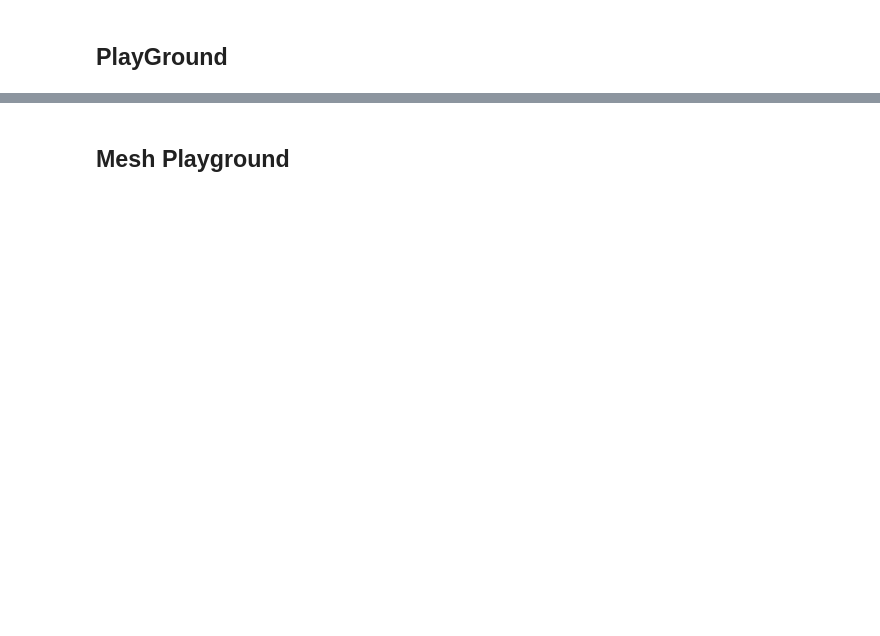
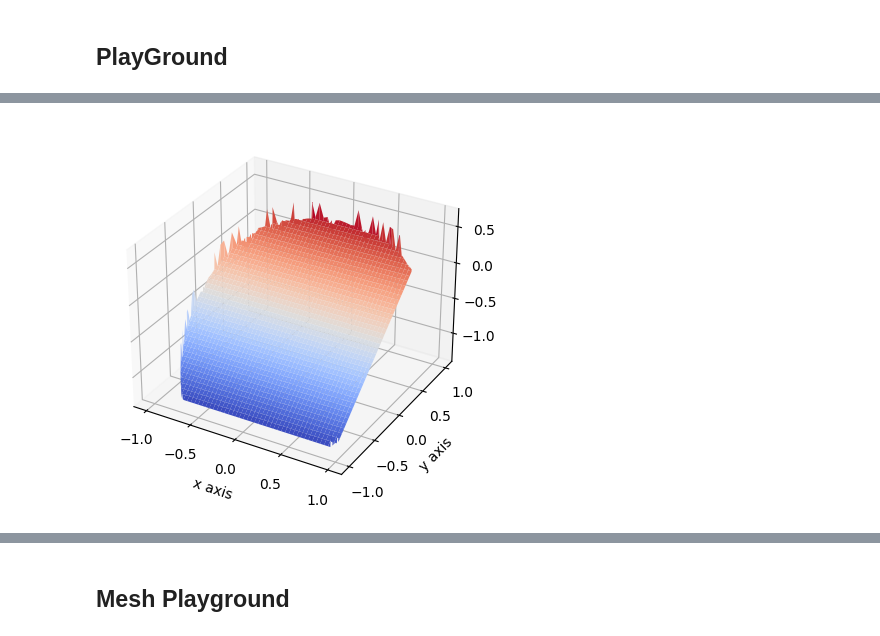
Before and after one commit to aminfadaei116/view-net, a Jupyter notebook: ViewNet notbook.ipynb, the cells around one changed output, grey strips where cells are left out. Drawn from its saved outputs; the diff is of its cells as text; code cells hidden in the pictures; blank space fills up the shorter version.

```diff
--- a/ViewNet notbook.ipynb
+++ b/ViewNet notbook.ipynb
@@ -130,0 +108,47 @@ draw(width, height, refKey, newKeys, size=10, connect=True)
+# %%
+dkey = refKey - newKeys
+sd = 0.01
+flowX, flowY = dkey[:,0], dkey[:,1]
+d1 = torch.linspace(0, 1, height, device=DEVICE)
+d2 = torch.linspace(0, 1, width, device=DEVICE)
+
+# meshx, meshy = torch.meshgrid(d1, d2, indexing='ij')
+meshy, meshx = torch.meshgrid(d1, d2, indexing='ij')
+
+
+MeshXE = meshx.expand(478, 480, 640)
+MeshYE = meshy.expand(478, 480, 640)
+
+
+MeshXE = MeshXE - refKey[:, 0].view(-1, 1, 1)
+MeshYE = MeshYE - refKey[:, 1].view(-1, 1, 1)
+
+MeshE = torch.exp(-(MeshXE * MeshXE + MeshYE * MeshYE) / (2 * sd * sd))
+# MeshE = 1/(MeshXE * MeshXE + MeshYE * MeshYE + 1e-10)
+WeightMeshX = MeshE * flowX.view(-1, 1, 1)
+WeightMeshY = MeshE * flowY.view(-1, 1, 1)
+
+InterpolatedFlowX = torch.sum(WeightMeshX, dim=0)/torch.sum(MeshE, dim=0)
+InterpolatedFlowY = torch.sum(WeightMeshY, dim=0)/torch.sum(MeshE, dim=0)
+# %%
+d1 = torch.linspace(-1, 1, height)
+d2 = torch.linspace(-1, 1, width)
+meshx, meshy = torch.meshgrid(d1, d2, indexing='ij')
+# meshx, meshy = meshx.to(DEVICE), meshy.to(DEVICE)
+
+meshx_new = meshx.clone().detach().to(DEVICE)
+meshy_new = meshy.clone().detach().to(DEVICE)
+
+meshx_new = meshx_new + 2 * InterpolatedFlowY
+meshy_new = meshy_new + 2 * InterpolatedFlowX
+# %%
+InterpolatedFlowX.shape
+
+ax = plt.axes(projection='3d')
+ax.plot_surface(meshx.cpu().numpy(), meshy.cpu().numpy(), meshy_new.cpu().numpy(), cmap=cm.coolwarm)
+plt.xlabel("x axis")
+plt.ylabel("y axis")
+# ax.view_init(180, 180)
+plt.show()
+# %% [output]
+[figure, added]
```
Also changed, not shown: parts of 18 cells of this notebook, 7 other files.
